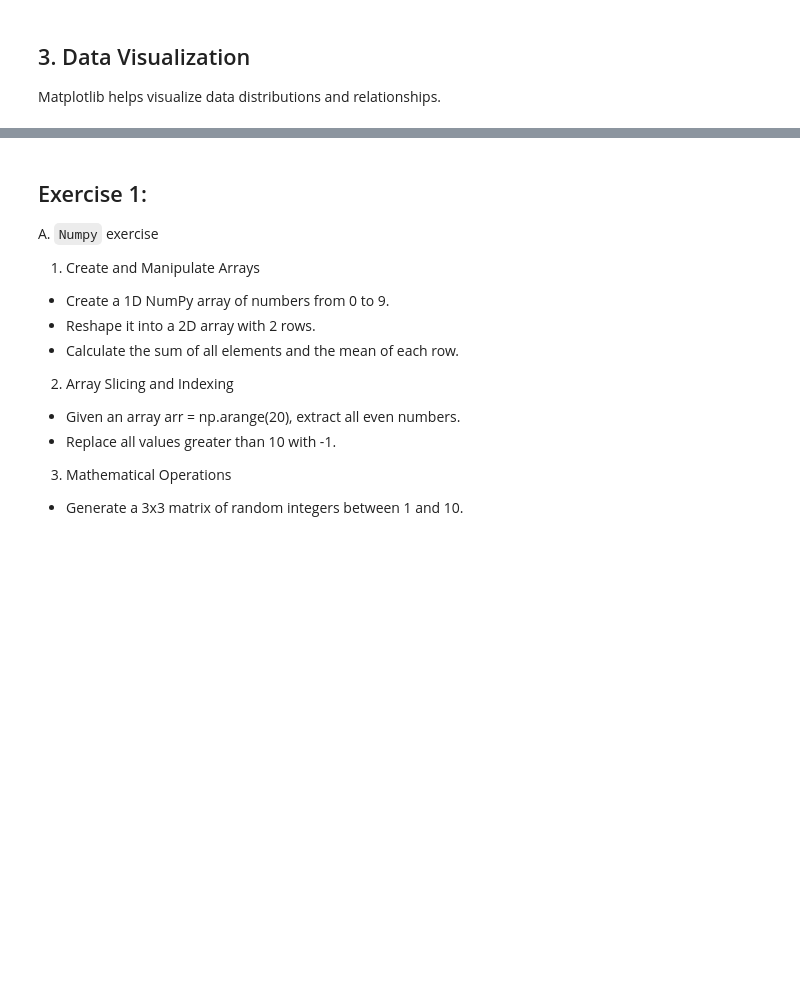
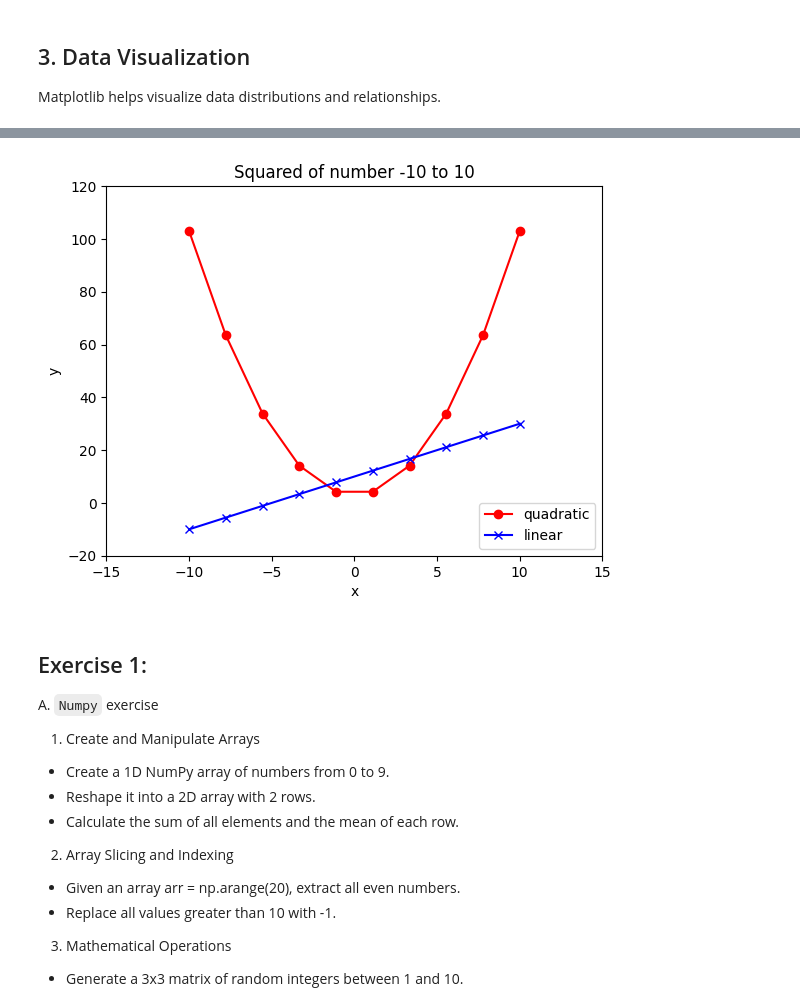
Before and after one commit to anhhong225/NDIVIA-workshop, a Jupyter notebook: Phase1/lab1.ipynb, the cells around one changed output, grey strips where cells are left out. Saved outputs shown, nothing was run; the diff lists cells and outputs as text; code cells hidden in the pictures; blank space fills up the shorter version.

```diff
--- a/Phase1/lab1.ipynb
+++ b/Phase1/lab1.ipynb
@@ -68,3 +168,20 @@ plt.show()
+# %%
+import numpy as np
+x = np.linspace(-10,10,10)
+y = x**2 +3
+y2 = 2*x +10
+plt.figure()
+plt.plot(x,y,color="red",marker="o", label="quadratic")
+plt.plot(x,y2,color="blue",marker="x", label="linear")
+plt.ylim(-20,120)
+plt.xlim(-15,15)
+plt.title("Squared of number -10 to 10")
+plt.xlabel("x")
+plt.ylabel("y")
+plt.legend()
+plt.show()
+# %% [output]
+[figure, added]
 # %% [markdown]
 ## Exercise 1:
 A. `Numpy` exercise
```
Also changed, not shown: parts of 18 cells of this notebook, 2 other files.
